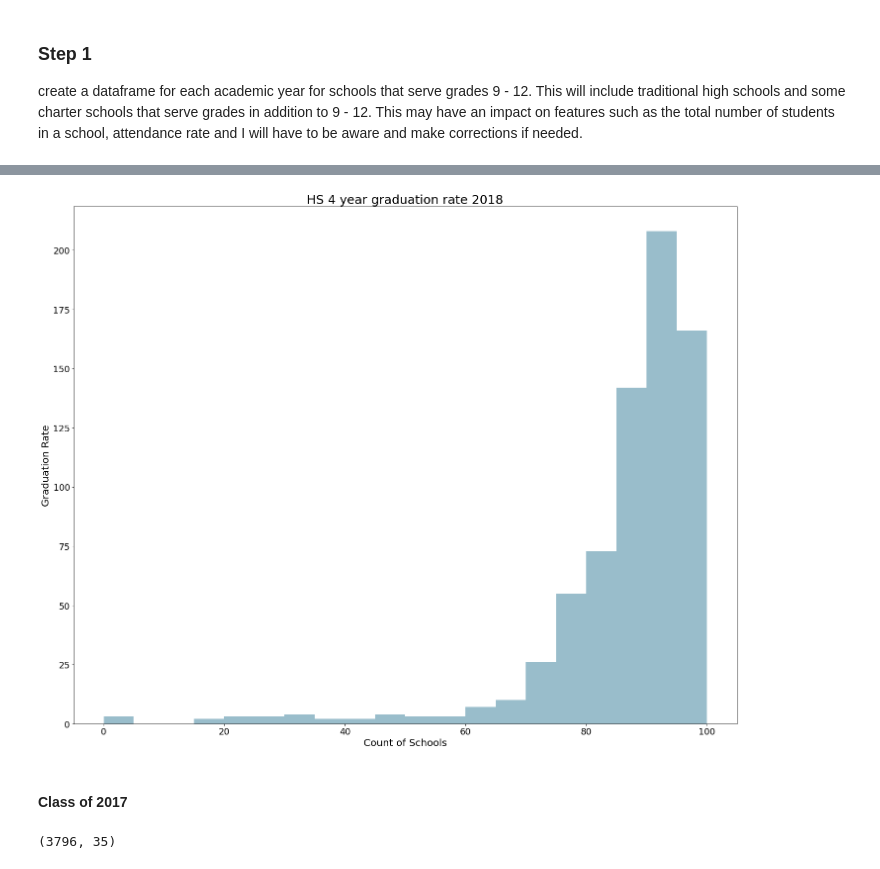
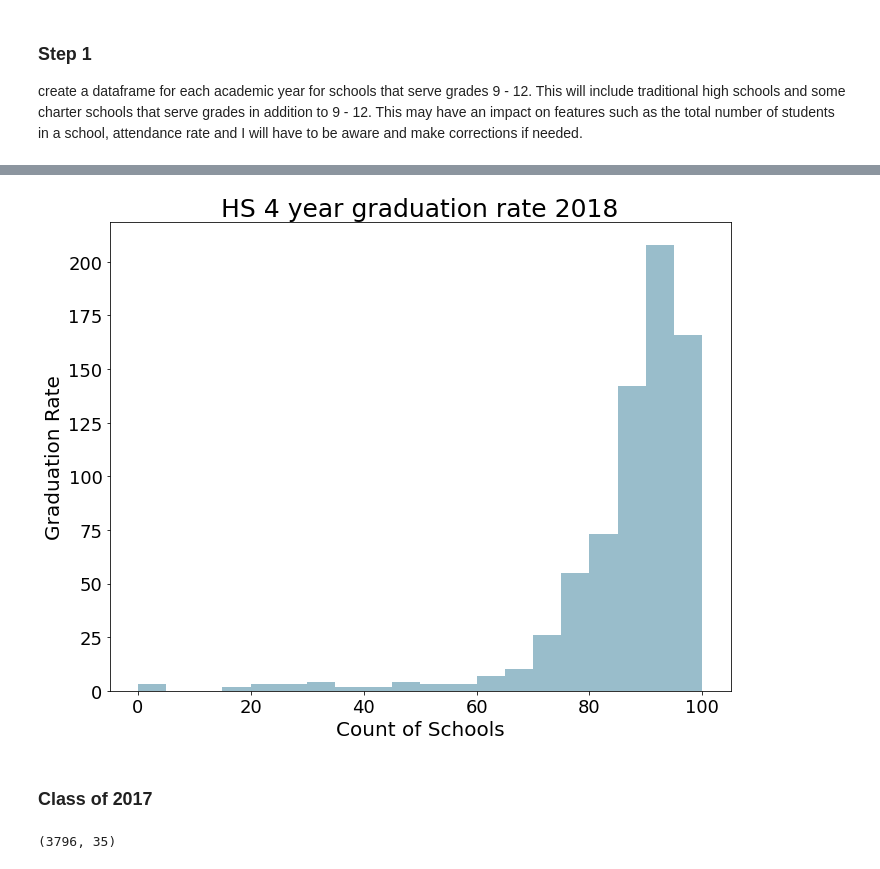
Before and after one commit to dannmorr/predicting-ibse-graduation-rate, a Jupyter notebook: notebooks/exploratory/02_eda_new_matrix.ipynb, the cells around one changed output, grey strips where cells are left out. Drawn from its saved outputs; the diff is of its cells as text; code cells hidden in the pictures.

```diff
--- a/notebooks/exploratory/02_eda_new_matrix.ipynb
+++ b/notebooks/exploratory/02_eda_new_matrix.ipynb
@@ -184,19 +218,0 @@ Name: high_school_4_year_graduation_rate_total, dtype: float64
-# %%
-
-# plot parameters
-plt.rcParams['axes.labelsize'] = 20
-plt.rcParams['axes.titlesize'] = 25
-plt.rcParams['xtick.labelsize'] = 18
-plt.rcParams['ytick.labelsize'] = 18
-plt.rcParams['axes.edgecolor'] = 'black'
-plt.rcParams['axes.facecolor'] = 'white'
-plt.rcParams['font.size'] = 16
-
-fig = plt.subplots(figsize=(20,16))
-plt.hist(hs_19.high_school_4_year_graduation_rate_total, bins = 20, color='#99BDCB')
-#plt.title('HS 4 year graduation rate 2019')
-#plt.xlabel('Count of Schools')
-#plt.ylabel('Graduation Rate')
-plt.tight_layout()
-plt.savefig('figures/2019_hist.png')
-plt.show();
@@ -207,4 +308,4 @@ plt.show();
 # %%
-df_18 = pd.read_excel('../../data/2018-Report-Card-Public-Data-Set.xlsx', sheet_name="General")
+df_18 = pd.read_excel('../../data/2018-Report-Card-Public-Data-Set_clean.xlsx', sheet_name="General")
 df_18.shape
 # %% [output]
@@ -247,0 +371,11 @@ hs_18.head()
+# %%
+hs_18.percent_student_enrollment_white.replace(np.nan, 0, inplace=True)
+hs_18.percent_student_enrollment_black_or_african_american.replace(np.nan, 0, inplace=True)
+hs_18.percent_student_enrollment_hispanic_or_latino.replace(np.nan, 0, inplace=True)
+hs_18.percent_student_enrollment_asian.replace(np.nan, 0, inplace=True)
+hs_18.percent_student_enrollment_native_hawaiian_or_other_pacific_islander.replace(np.nan, 0, inplace=True)
+hs_18.percent_student_enrollment_american_indian_or_alaska_native.replace(np.nan, 0, inplace=True)
+hs_18.percent_student_enrollment_two_or_more_races.replace(np.nan, 0, inplace=True)
+hs_18.number_students_who_took_ap_classes_grade_10_total.replace(np.nan, 0, inplace=True)
+hs_18.number_students_who_took_ap_classes_grade_11_total.replace(np.nan, 0, inplace=True)
+hs_18.number_students_who_took_ap_classes_grade_12_total.replace(np.nan, 0, inplace=True)
@@ -248,11 +402,11 @@ hs_18.head()
 # %%
-fig = plt.subplots(figsize=(20,16))
+fig = plt.subplots(figsize=(10,8))
 plt.hist(hs_18.high_school_4_year_graduation_rate_total, bins = 20, color='#99BDCB')
 plt.title('HS 4 year graduation rate 2018')
 plt.xlabel('Count of Schools')
 plt.ylabel('Graduation Rate')
 plt.tight_layout()
 plt.savefig('figures/2018_hist.png')
 plt.show();
 # %% [output]
-[figure, old version]
+[figure, new version]
@@ -269,5 +413,5 @@ def bar(x, y, title, xlabel):
 # %% [markdown]
-#### Class of 2017
+### Class of 2017
 # %%
 df_17 = pd.read_excel('../../data/2017-Report-Card-Public-Data-Set_clean.xlsx')
 df_17.shape
```
Also changed, not shown: parts of 112 cells of this notebook, 12 other files.
